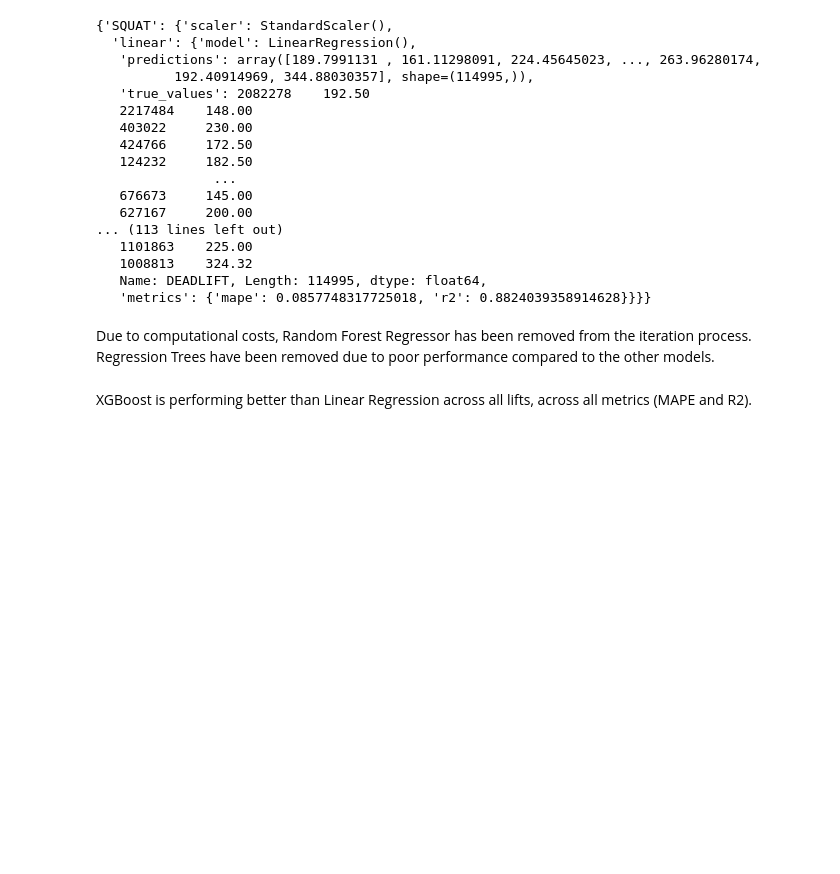
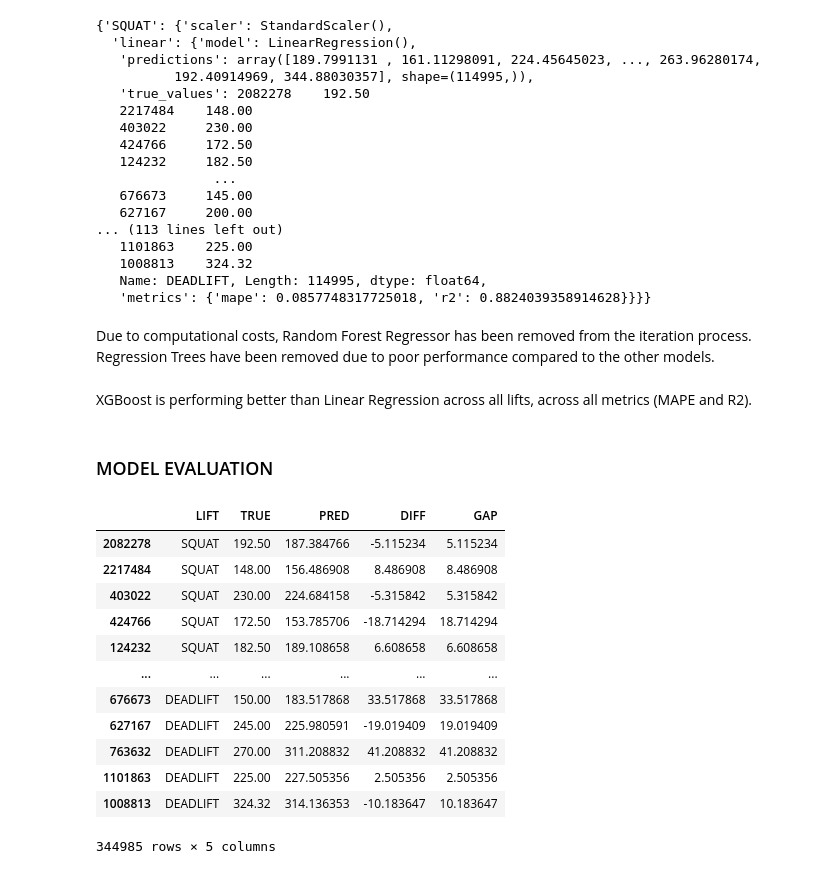
Before and after one commit to Tahsin-T-Ahmed/powerlift-predictor-ai, a Jupyter notebook: analysis.ipynb, the cells around one changed output. Saved outputs shown, nothing was run; the diff lists cells and outputs as text; code cells hidden in the pictures; blank space fills up the shorter version.

```diff
--- a/analysis.ipynb
+++ b/analysis.ipynb
@@ -1010,3 +1010,45 @@ models
 Due to computational costs, Random Forest Regressor has been removed from the iteration process. Regression Trees have been removed due to poor performance compared to the other models.
 # %% [markdown]
 XGBoost is performing better than Linear Regression across all lifts, across all metrics (MAPE and R2).
+# %% [markdown]
+### MODEL EVALUATION
+# %%
+# CONSTRUCTING DATAFRAME FOR ERROR-ANALYSIS
+
+errors_df = pd.DataFrame({
+    "LIFT": [],
+    "TRUE": [],
+    "PRED": []
+})
+
+for lift in lifts:
+    errors_df = pd.concat(
+        [
+            errors_df,
+            pd.DataFrame({
+                "LIFT": lift,
+                "TRUE": models[lift]["xgb"]["true_values"],
+                "PRED": models[lift]["xgb"]["predictions"]
+            })
+        ],
+        axis = 0
+    )
+
+errors_df["DIFF"] = errors_df["PRED"] - errors_df["TRUE"]
+errors_df["GAP"] = errors_df["DIFF"].abs()
+
+errors_df
+# %% [output]
+|  | LIFT | TRUE | PRED | DIFF | GAP |
+| 2082278 | SQUAT | 192.50 | 187.384766 | -5.115234 | 5.115234 |
+| 2217484 | SQUAT | 148.00 | 156.486908 | 8.486908 | 8.486908 |
+| 403022 | SQUAT | 230.00 | 224.684158 | -5.315842 | 5.315842 |
+| 424766 | SQUAT | 172.50 | 153.785706 | -18.714294 | 18.714294 |
+| 124232 | SQUAT | 182.50 | 189.108658 | 6.608658 | 6.608658 |
+| ... | ... | ... | ... | ... | ... |
+| 676673 | DEADLIFT | 150.00 | 183.517868 | 33.517868 | 33.517868 |
+| 627167 | DEADLIFT | 245.00 | 225.980591 | -19.019409 | 19.019409 |
+| 763632 | DEADLIFT | 270.00 | 311.208832 | 41.208832 | 41.208832 |
+| 1101863 | DEADLIFT | 225.00 | 227.505356 | 2.505356 | 2.505356 |
+| 1008813 | DEADLIFT | 324.32 | 314.136353 | -10.183647 | 10.183647 |
+344985 rows × 5 columns
```
Also changed, not shown: parts of 11 cells of this notebook.
